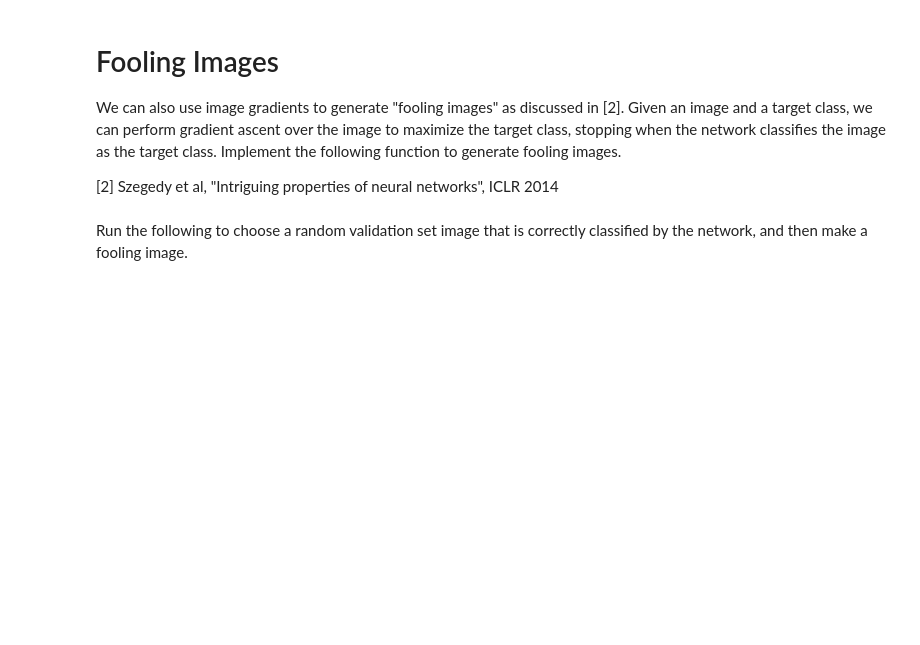
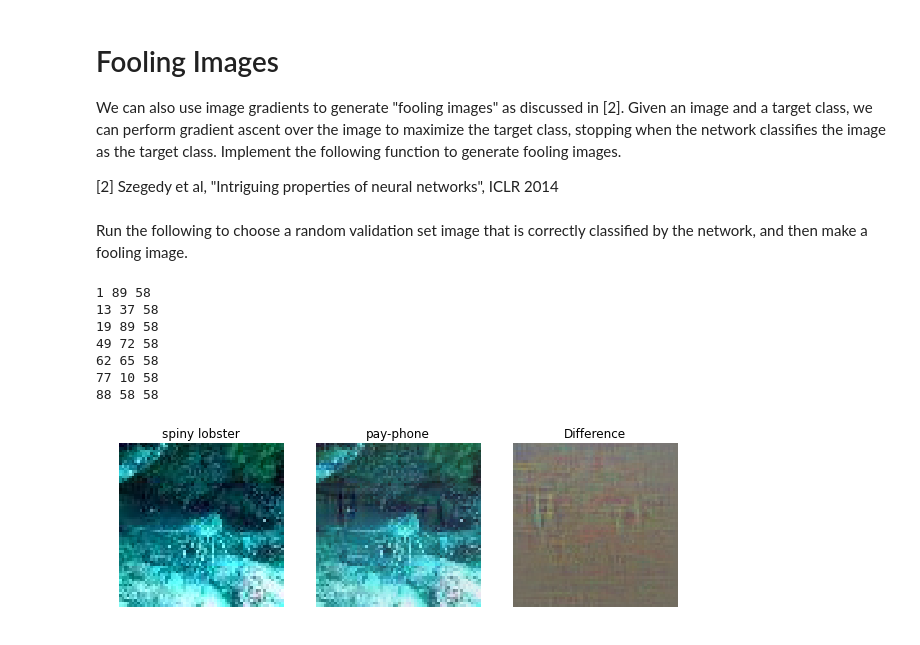
Before and after one commit to runnphoenix/cs231nAssignments, a Jupyter notebook: assignment3/ImageGradients.ipynb, the cells around one changed output. Drawn from its saved outputs; the diff is of its cells as text; code cells hidden in the pictures; blank space fills up the shorter version.

Commit message:
finish assign3 ImageGradients

```diff
--- a/assignment3/ImageGradients.ipynb
+++ b/assignment3/ImageGradients.ipynb
@@ -180,7 +215,24 @@ def make_fooling_image(X, target_y, model):
   # HINT: For most examples, you should be able to generate a fooling image    #
   # in fewer than 100 iterations of gradient ascent.                           #
   ##############################################################################
-  pass
+  iters = 0
+  pre_y = 101
+
+  while(1):
+    iters += 1
+    out, cache = model.forward(X_fooling)
+
+    current_y = np.argmax(out[0])
+    if current_y != pre_y:
+      print iters, current_y, target_y
+      pre_y = current_y
+
+    if current_y == target_y:
+        break
+
+    loss, dout = softmax_loss(out, target_y)
+    dX, grads = model.backward(dout, cache)
+    X_fooling -= dX * 1000
   ##############################################################################
   #                             END OF YOUR CODE                               #
   ##############################################################################
@@ -188,32 +240,44 @@ def make_fooling_image(X, target_y, model):
 # %% [markdown]
 Run the following to choose a random validation set image that is correctly classified by the network, and then make a fooling image.
 # %%
+import random
 # Find a correctly classified validation image
 while True:
   i = np.random.randint(data['X_val'].shape[0])
   X = data['X_val'][i:i+1]
   y = data['y_val'][i:i+1]
   y_pred = model.loss(X)[0].argmax()
   if y_pred == y: break
 
-target_y = 67
+target_y = random.randint(0,99)
 X_fooling = make_fooling_image(X, target_y, model)
 
 # Make sure that X_fooling is classified as y_target
 scores = model.loss(X_fooling)
 assert scores[0].argmax() == target_y, 'The network is not fooled!'
 
 # Show original image, fooling image, and difference
 plt.subplot(1, 3, 1)
 plt.imshow(deprocess_image(X, data['mean_image']))
 plt.axis('off')
-plt.title(data['class_names'][y][0])
+plt.title(data['class_names'][y[0]][0])
+#print y, data['class_names'][]
+#print data['class_names']
 plt.subplot(1, 3, 2)
 plt.imshow(deprocess_image(X_fooling, data['mean_image'], renorm=True))
 plt.title(data['class_names'][target_y][0])
 plt.axis('off')
 plt.subplot(1, 3, 3)
 plt.title('Difference')
 plt.imshow(deprocess_image(X - X_fooling, data['mean_image']))
 plt.axis('off')
 plt.show()
+# %% [output]
+1 89 58
+13 37 58
+19 89 58
+49 72 58
+62 65 58
+77 10 58
+88 58 58
+[figure, added]
```
Also changed, not shown: parts of 7 cells of this notebook.
